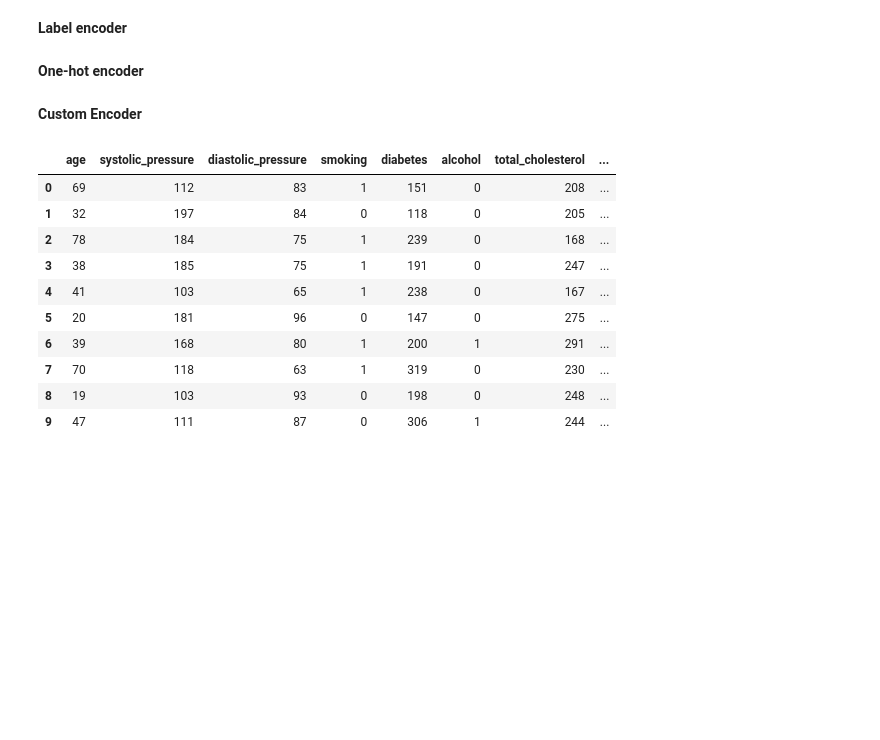
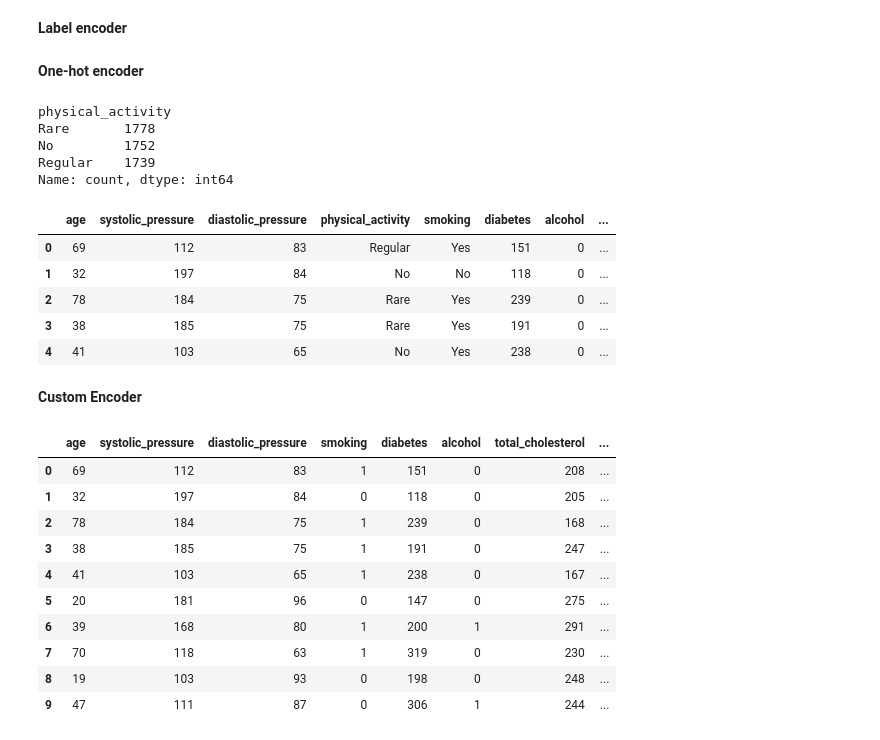
Before and after one commit to PalesaMonica/data_science_interest_group, a Jupyter notebook: Presentations/Feature_Selection/feature.ipynb, the cells around one changed output. Cells and saved outputs as stored; diff of their text form; code cells hidden in the pictures; blank space fills up the shorter version.

```diff
--- a/Presentations/Feature_Selection/feature.ipynb
+++ b/Presentations/Feature_Selection/feature.ipynb
@@ -103,6 +103,23 @@ physical_activity_encoded_df = pd.DataFrame(physical_activity_encoded,
 
 # Concatenate the original dataframe with the one-hot encoded columns
 data = pd.concat([data, physical_activity_encoded_df], axis=1)
+# %%
+data['physical_activity'].value_counts()
+# %% [output]
+physical_activity
+Rare       1778
+No         1752
+Regular    1739
+Name: count, dtype: int64
+# %%
+data.head()
+# %% [output]
+|  | age | systolic_pressure | diastolic_pressure | physical_activity | smoking | diabetes | alcohol | ... |
+| 0 | 69 | 112 | 83 | Regular | Yes | 151 | 0 | ... |
+| 1 | 32 | 197 | 84 | No | No | 118 | 0 | ... |
+| 2 | 78 | 184 | 75 | Rare | Yes | 239 | 0 | ... |
+| 3 | 38 | 185 | 75 | Rare | Yes | 191 | 0 | ... |
+| 4 | 41 | 103 | 65 | No | Yes | 238 | 0 | ... |
 # %%
 data = data.drop('physical_activity', axis=1)
 # %% [markdown]
```
Also changed, not shown: 1 other file.
